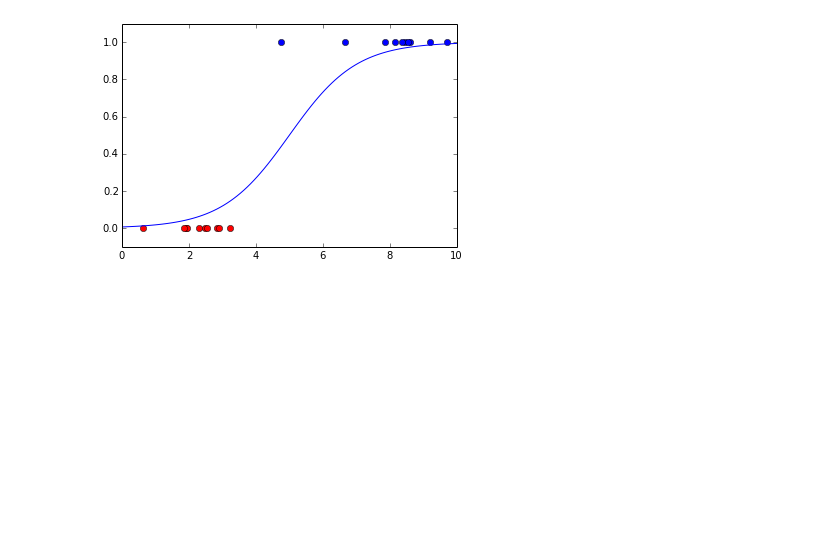
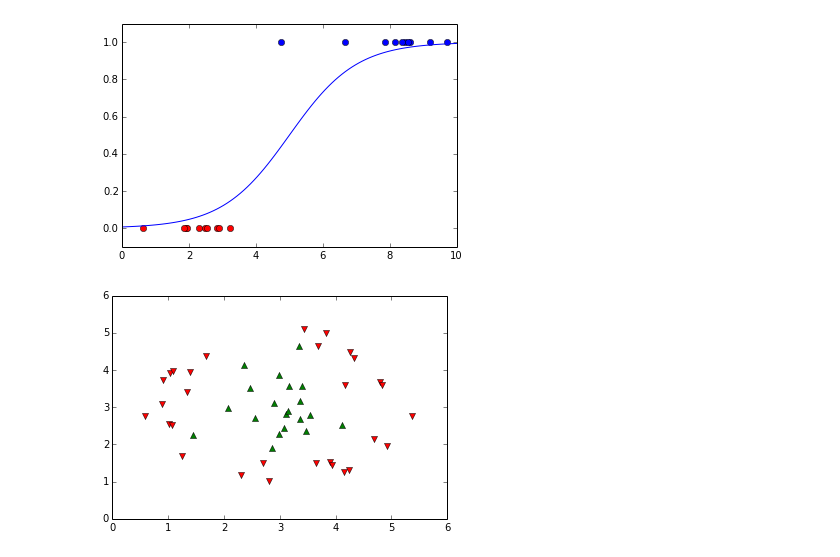
Before and after one commit to miwanowski/localboost, a Jupyter notebook: src/notebooks/scrapbook_work.ipynb, the cells around one changed output. Saved outputs shown, nothing was run; the diff lists cells and outputs as text; code cells hidden in the pictures; blank space fills up the shorter version.

```diff
--- a/src/notebooks/scrapbook_work.ipynb
+++ b/src/notebooks/scrapbook_work.ipynb
@@ -437,0 +441,7 @@ plt.plot(v, np.exp(v-5)/(1+np.exp(v-5)))
+# %%
+plt.ylim([0,6])
+plt.xlim([0,6])
+plt.plot(xs_pos, ys_pos, 'g^')
+plt.plot(xs_neg, ys_neg, 'rv')
+# %% [output]
+[figure, added]
```
Also changed, not shown: parts of 6 cells of this notebook, 1 other file.
